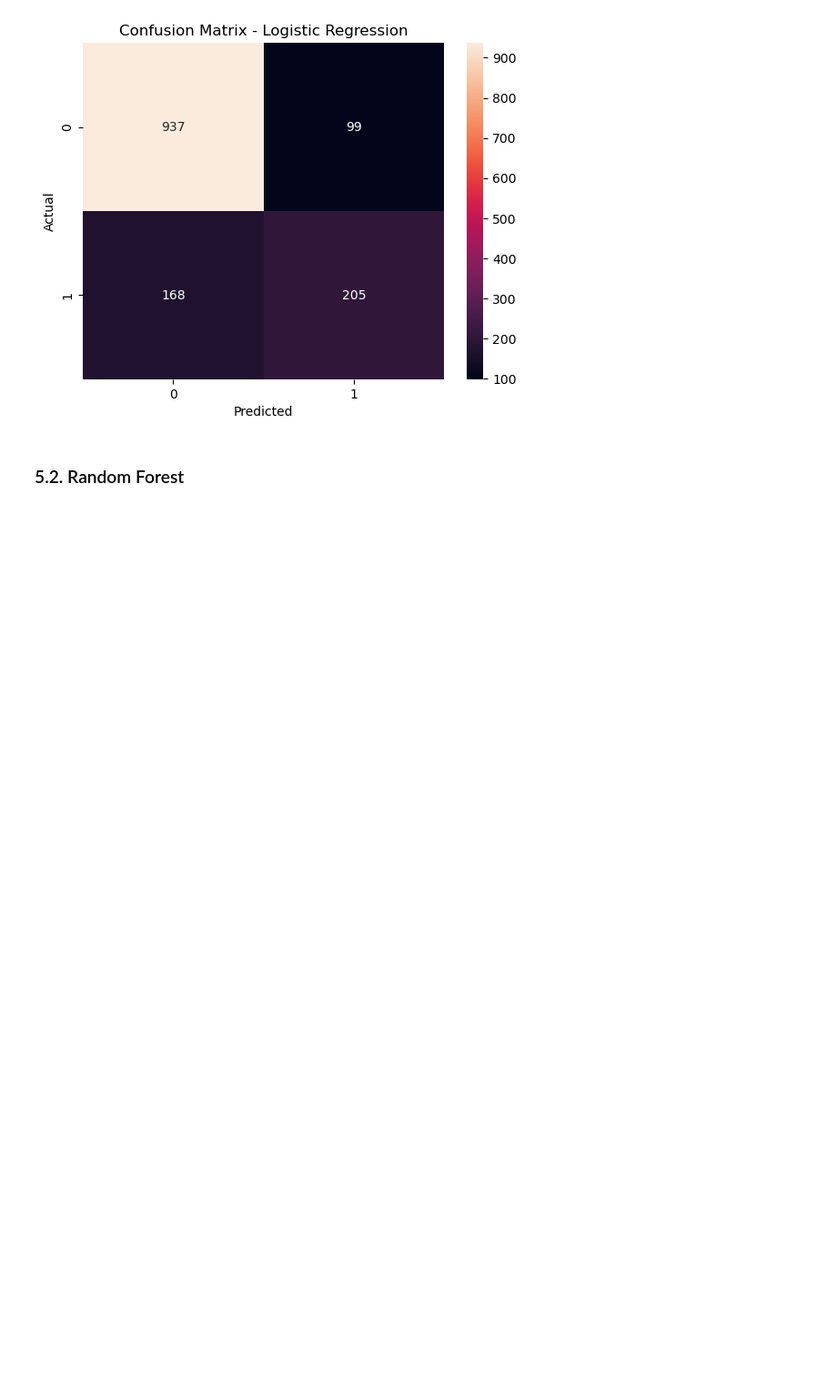
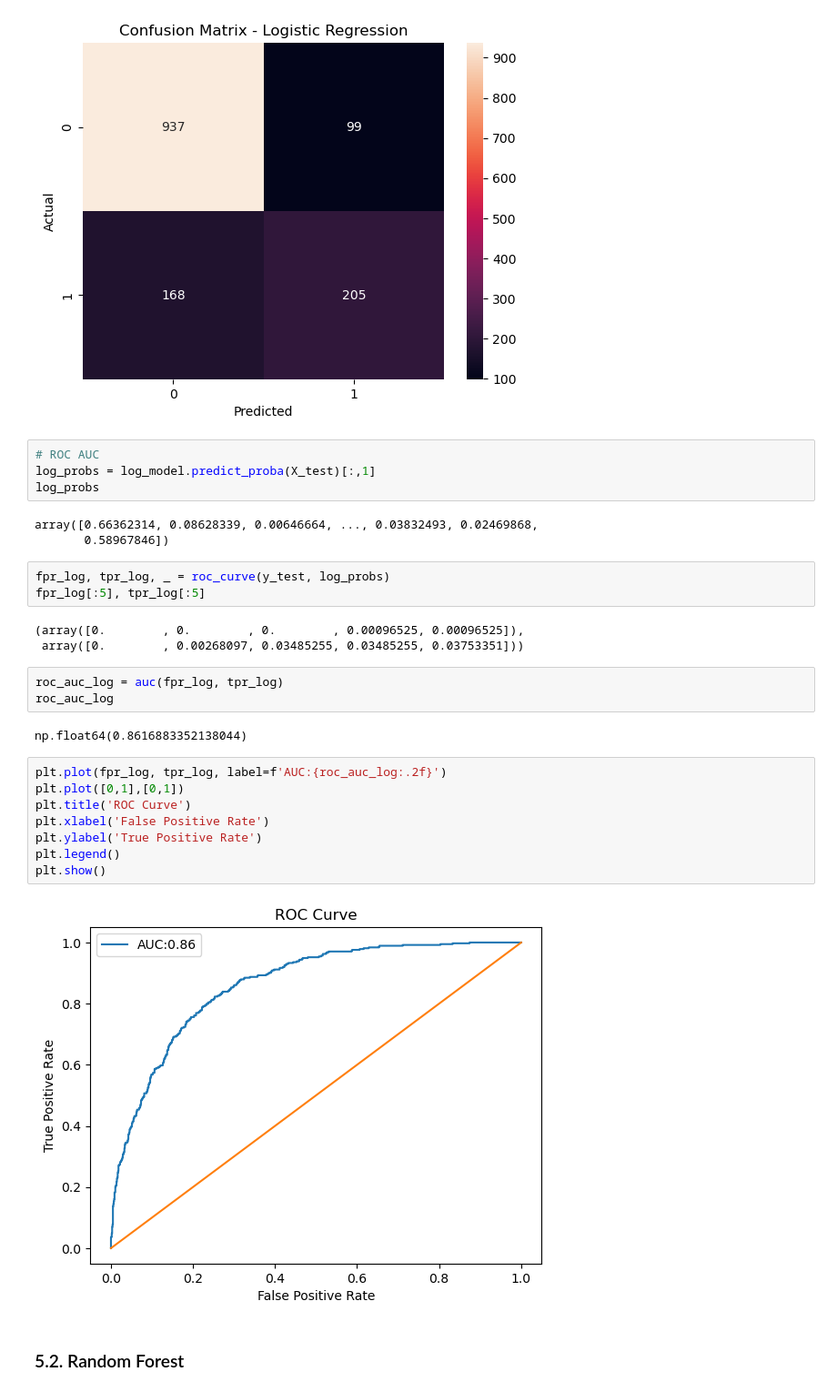
Before and after one commit to esscova/telco-churn, a Jupyter notebook: notebooks/02 - modelagem.ipynb, the cells around one changed output. Shown at 91% size. Drawn from its saved outputs; the diff is of its cells as text; blank space fills up the shorter version.

```diff
--- a/notebooks/02 - modelagem.ipynb
+++ b/notebooks/02 - modelagem.ipynb
@@ -237,6 +237,34 @@ plt.ylabel('Actual')
 plt.show()
 # %% [output]
 [figure]
+# %%
+# ROC AUC
+log_probs = log_model.predict_proba(X_test)[:,1]
+log_probs
+# %% [output]
+array([0.66362314, 0.08628339, 0.00646664, ..., 0.03832493, 0.02469868,
+       0.58967846])
+# %%
+fpr_log, tpr_log, _ = roc_curve(y_test, log_probs)
+fpr_log[:5], tpr_log[:5]
+# %% [output]
+(array([0.        , 0.        , 0.        , 0.00096525, 0.00096525]),
+ array([0.        , 0.00268097, 0.03485255, 0.03485255, 0.03753351]))
+# %%
+roc_auc_log = auc(fpr_log, tpr_log)
+roc_auc_log
+# %% [output]
+np.float64(0.8616883352138044)
+# %%
+plt.plot(fpr_log, tpr_log, label=f'AUC:{roc_auc_log:.2f}')
+plt.plot([0,1],[0,1])
+plt.title('ROC Curve')
+plt.xlabel('False Positive Rate')
+plt.ylabel('True Positive Rate')
+plt.legend()
+plt.show()
+# %% [output]
+[figure, added]
 # %% [markdown]
 ### 5.2. Random Forest
 # %%
```
Also changed, not shown: parts of 16 cells of this notebook.
